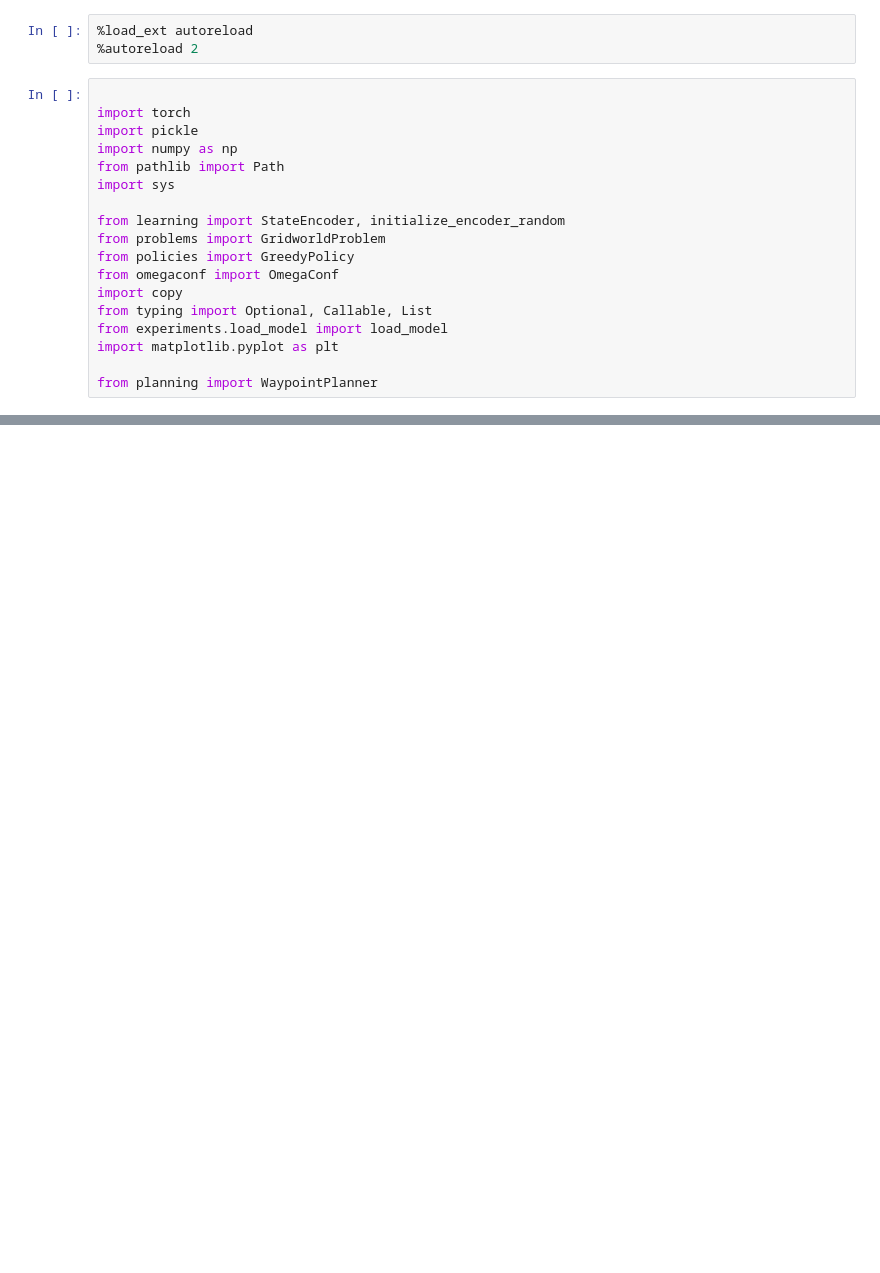
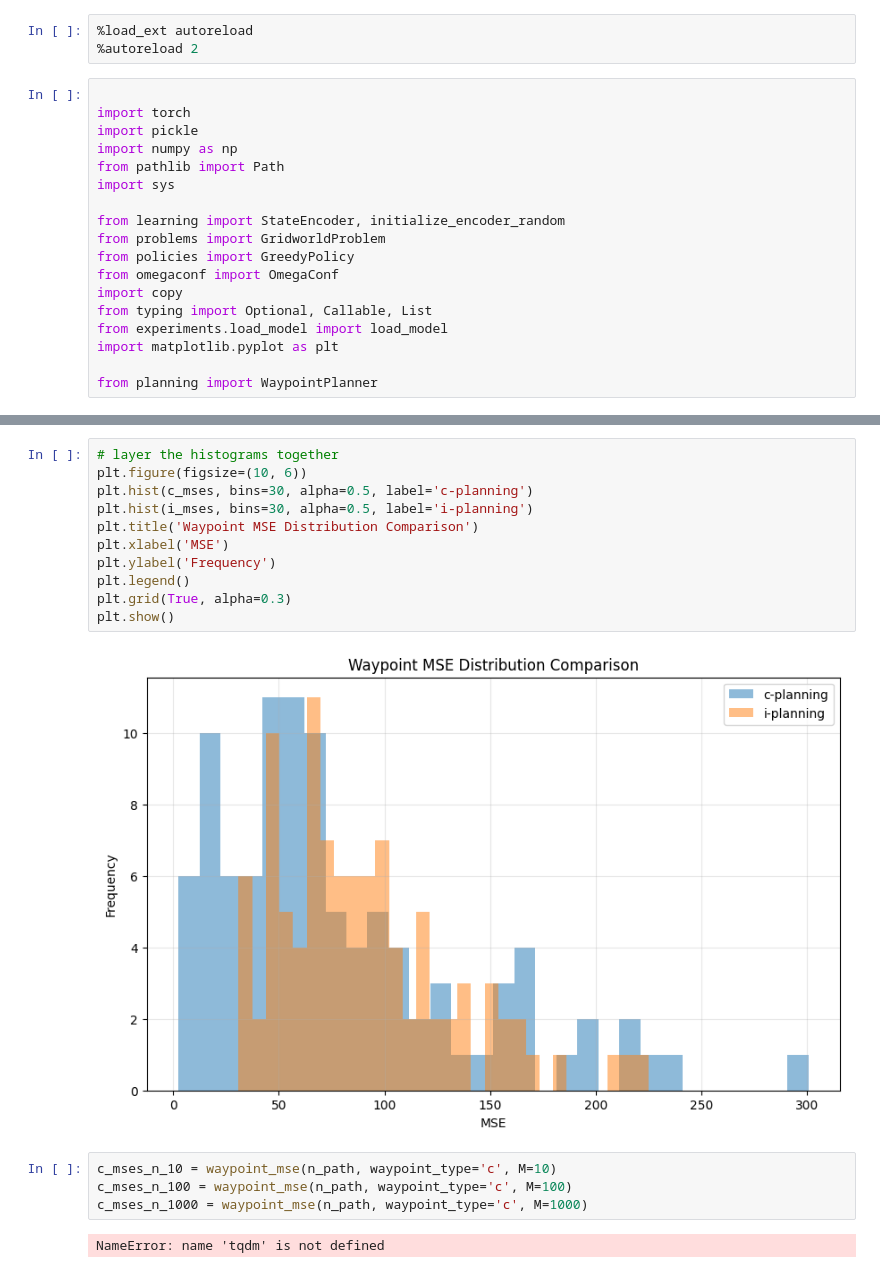
Before and after one commit to Dseg123/interp-planning, a Jupyter notebook: interp-planning-v2/vis_results.ipynb, the cells around one changed output, grey strips where cells are left out. Saved outputs shown, nothing was run; the diff lists cells and outputs as text; blank space fills up the shorter version.

```diff
--- a/interp-planning-v2/vis_results.ipynb
+++ b/interp-planning-v2/vis_results.ipynb
@@ -140,0 +417,19 @@ History keys: dict_keys(['epochs', 'loss', 'accuracy', 'l2', 'learning_rate', 't
+# %%
+# layer the histograms together
+plt.figure(figsize=(10, 6))
+plt.hist(c_mses, bins=30, alpha=0.5, label='c-planning')
+plt.hist(i_mses, bins=30, alpha=0.5, label='i-planning')
+plt.title('Waypoint MSE Distribution Comparison')
+plt.xlabel('MSE')
+plt.ylabel('Frequency')
+plt.legend()
+plt.grid(True, alpha=0.3)
+plt.show()
+# %% [output]
+[figure, added]
+# %%
+c_mses_n_10 = waypoint_mse(n_path, waypoint_type='c', M=10)
+c_mses_n_100 = waypoint_mse(n_path, waypoint_type='c', M=100)
+c_mses_n_1000 = waypoint_mse(n_path, waypoint_type='c', M=1000)
+# %% [output]
+NameError: name 'tqdm' is not defined
```
Also changed, not shown: parts of 20 cells of this notebook, 11 other files.
